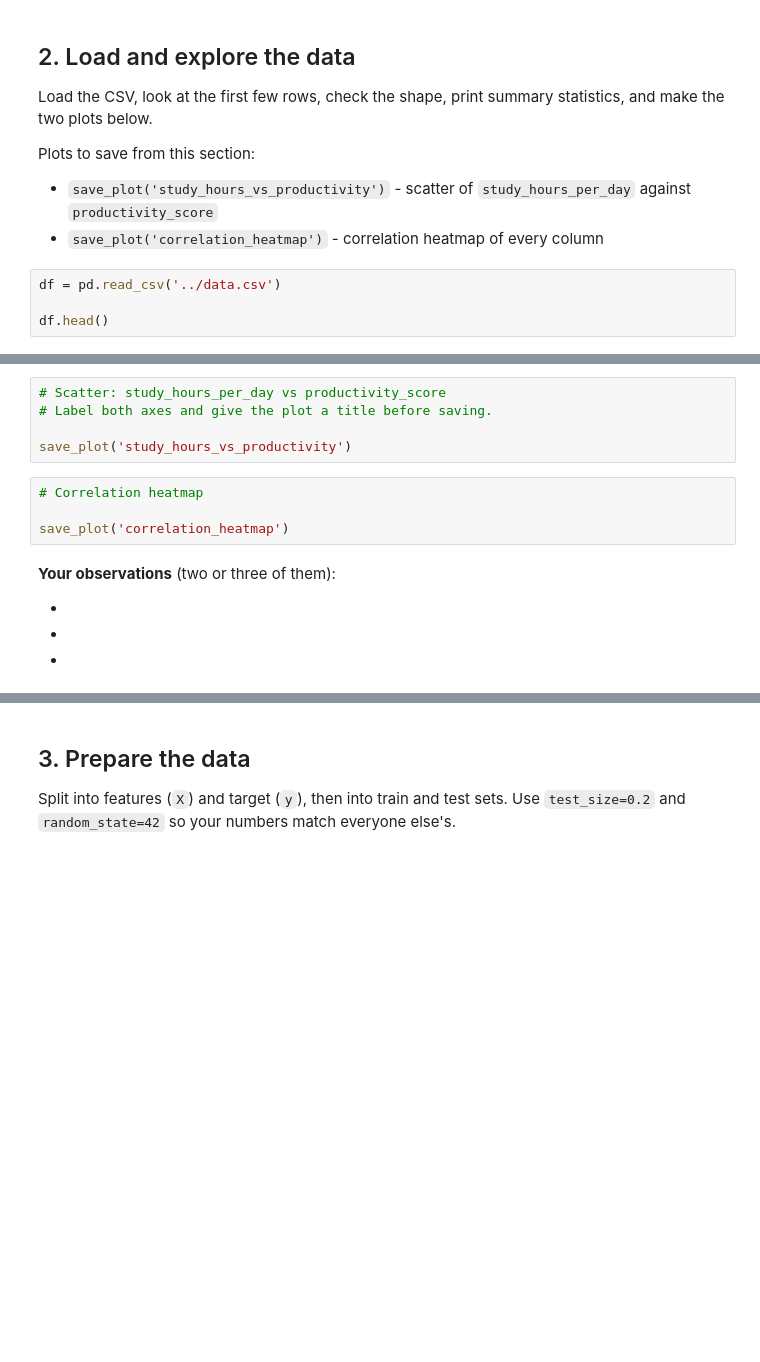
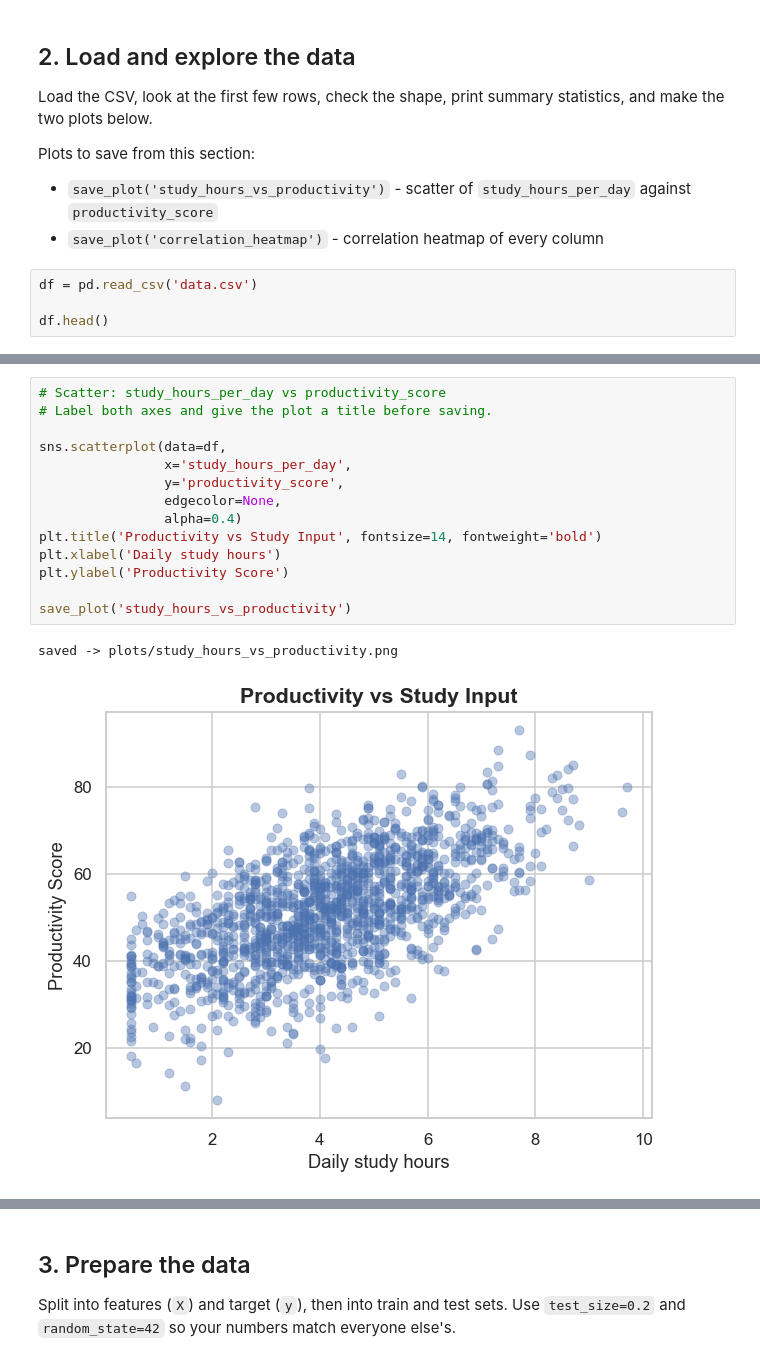
Before and after one commit to melonfruitsxoxo/scale-induction, a Jupyter notebook: starter.ipynb, the cells around one changed output, grey strips where cells are left out. Saved outputs shown, nothing was run; the diff lists cells and outputs as text; blank space fills up the shorter version.

```diff
--- a/starter.ipynb
+++ b/starter.ipynb
@@ -74,6 +74,6 @@ Plots to save from this section:
 - `save_plot('study_hours_vs_productivity')` - scatter of `study_hours_per_day` against `productivity_score`
 - `save_plot('correlation_heatmap')` - correlation heatmap of every column
 # %%
-df = pd.read_csv('../data.csv')
+df = pd.read_csv('data.csv')
 
 df.head()
@@ -82,15 +118,17 @@ df.head()
 # %%
 # Scatter: study_hours_per_day vs productivity_score
 # Label both axes and give the plot a title before saving.
 
+sns.scatterplot(data=df,
+                x='study_hours_per_day',
+                y='productivity_score',
+                edgecolor=None,
+                alpha=0.4)
+plt.title('Productivity vs Study Input', fontsize=14, fontweight='bold')
+plt.xlabel('Daily study hours')
+plt.ylabel('Productivity Score')
+
 save_plot('study_hours_vs_productivity')
+# %% [output]
+saved -> plots/study_hours_vs_productivity.png
+[figure, added]
-# %%
-# Correlation heatmap
-
-save_plot('correlation_heatmap')
-# %% [markdown]
-**Your observations** (two or three of them):
-
--
--
--
```
Also changed, not shown: parts of 37 cells of this notebook, 8 other files.
